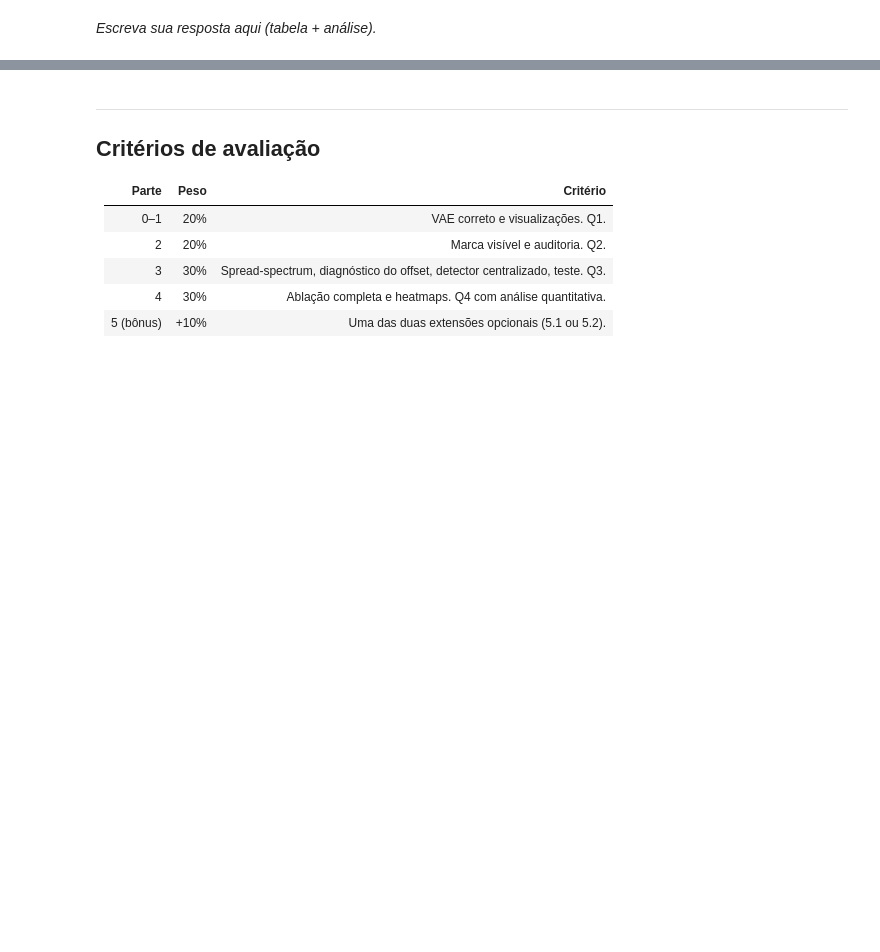
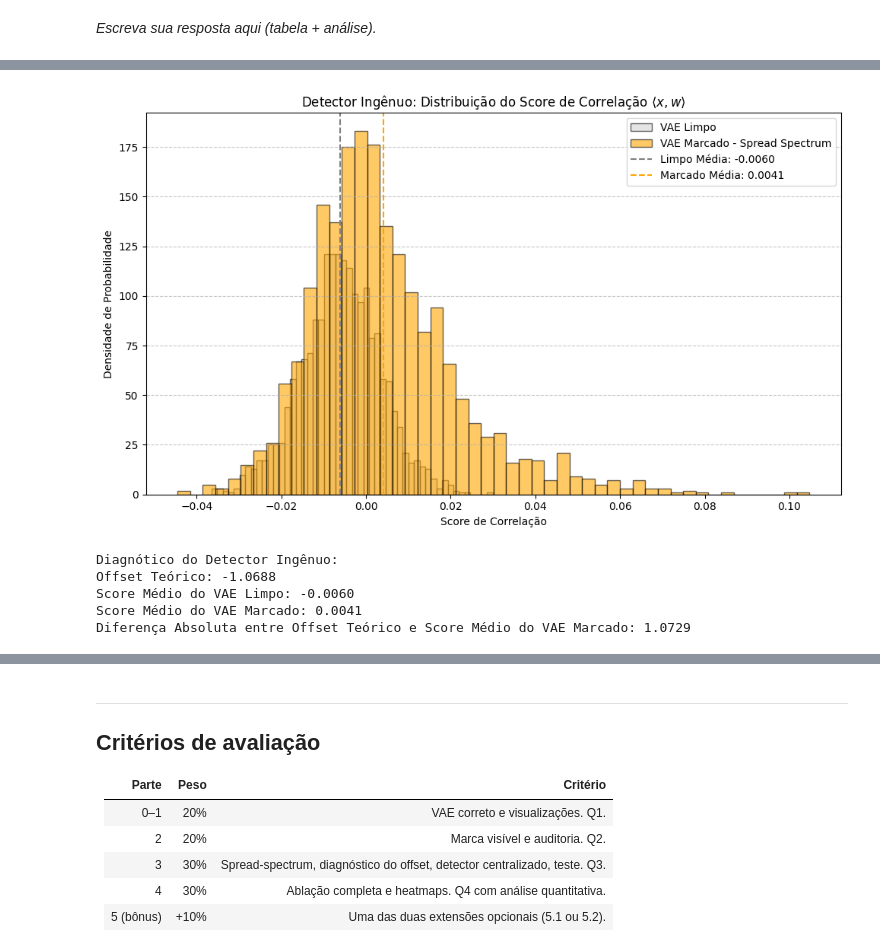
Before and after one commit to Heri-impatech/trabalho_III_ml2, a Jupyter notebook: trabalho_3/vae_watermark.ipynb, the cells around one changed output, grey strips where cells are left out. Cells and saved outputs as stored; diff of their text form; code cells hidden in the pictures; blank space fills up the shorter version.

```diff
--- a/trabalho_3/vae_watermark.ipynb
+++ b/trabalho_3/vae_watermark.ipynb
@@ -1564,0 +2201,14 @@ Em qual direção o $t$ se move quando o latente cresce? Explique o resultado em
+# %%
+ss_loader = DataLoader(ss_ds,
+                       batch_size=BATCH_SIZE,
+                       shuffle=True,
+                       num_workers=0,
+                       pin_memory=True)
+
+# TODO: treine vae_ss e salve
+vae_ss = train_vae(ss_loader,
+                   LATENT_DIM,
+                   epochs=30,
+                   label="spread_spectrum")
+torch.save(vae_ss.state_dict(), output_dir / "vae_spread_spectrum.pt")
+print("Modelo VAE treinado com dataset de marcação por Spread Spectrum e salvo com sucesso.")
@@ -1564,0 +2233,60 @@ Em qual direção o $t$ se move quando o latente cresce? Explique o resultado em
+# %%
+def corr_score(imgs, pattern):
+    # TODO: produto interno por imagem
+    return (imgs * pattern).sum(dim=(1, 2, 3)) / pattern.abs().sum()
+
+N_AUDIT = 2000
+model_5_2.eval()
+vae_ss.eval()
+# TODO: gerar amostras com o mesmo z, computar scores, plotar histogramas
+with torch.no_grad():
+    z_audit = torch.randn(N_AUDIT, LATENT_DIM).to(device)
+    x_gen_limpo = model_5_2.decoder(z_audit)
+    x_gen_ss = vae_ss.decoder(z_audit)
+
+pattern = wm_pattern.to(device)
+scores_limpo = corr_score(x_gen_limpo, pattern).cpu().numpy()
+scores_marcados = corr_score(x_gen_ss, pattern).cpu().numpy()
+
+plt.figure(figsize=(10, 6))
+plt.hist(scores_limpo, bins=50, alpha=0.6, label="VAE Limpo", color="lightgray", edgecolor="black")
+plt.hist(scores_marcados, bins=50, alpha=0.6, label="VAE Marcado - Spread Spectrum", color="orange", edgecolor="black")
+
+plt.axvline(scores_limpo.mean(), color="gray", linestyle="dashed", label=f"Limpo Média: {scores_limpo.mean():.4f}", linewidth=1.5)
+plt.axvline(scores_marcados.mean(), color="orange", linestyle="dashed", label=f"Marcado Média: {scores_marcados.mean():.4f}", linewidth=1.5)
+
+plt.title("Detector Ingênuo: Distribuição do Score de Correlação $\\langle x, w \\rangle$")
+plt.xlabel("Score de Correlação")
+plt.ylabel("Densidade de Probabilidade")
+plt.legend()
+plt.grid(axis="y", linestyle="--", alpha=0.7)
+plt.tight_layout()
+plt.savefig(output_dir / "5.2_histogramas_scores.png", dpi=150)
+plt.show()
+# %% [output]
+[figure, added]
+# %%
+# TODO: compute a imagem média do MNIST limpo (mu_mnist) e seu produto interno com wm_pattern
+# Compare com a média do histograma do VAE limpo da seção anterior — devem ser parecidos.
+# raise NotImplementedError
+
+
+with torch.no_grad():
+    todas_imagens = train_ds.data.float() / 255.0
+    mu_mnist= todas_imagens.mean(dim=0).unsqueeze(0).to(device)
+    wm_device = wm_pattern.to(device)
+    offset_teorico = (mu_mnist * wm_device).sum().item()
+
+print("Diagnótico do Detector Ingênuo:")
+print(f"Offset Teórico: {offset_teorico:.4f}")
+print(f"Score Médio do VAE Limpo: {scores_limpo.mean():.4f}")
+print(f"Score Médio do VAE Marcado: {scores_marcados.mean():.4f}")
+
+diferenca = abs(offset_teorico - scores_marcados.mean())
+print(f"Diferença Absoluta entre Offset Teórico e Score Médio do VAE Marcado: {diferenca:.4f}")
+# %% [output]
+Diagnótico do Detector Ingênuo:
+Offset Teórico: -1.0688
+Score Médio do VAE Limpo: -0.0060
+Score Médio do VAE Marcado: 0.0041
+Diferença Absoluta entre Offset Teórico e Score Médio do VAE Marcado: 1.0729
```
Also changed, not shown: parts of 41 cells of this notebook, 24 other files.
